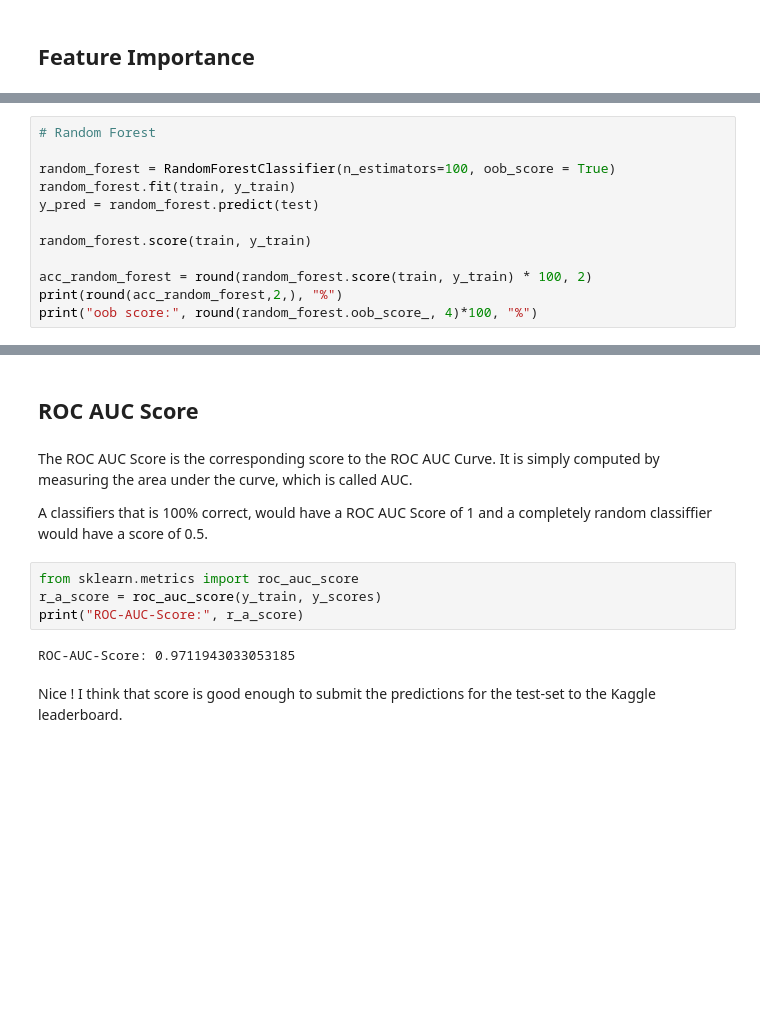
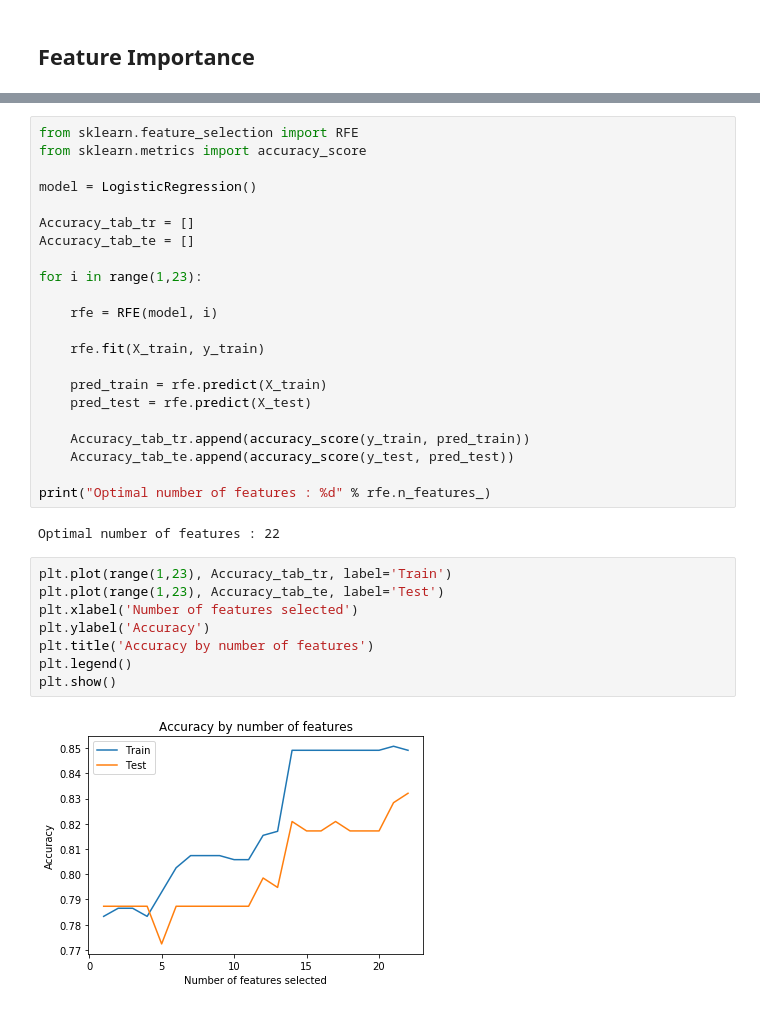
Before and after one commit to clementros/Titanic, a Jupyter notebook: Titanic_Github.ipynb, the cells around one changed output, grey strips where cells are left out. Cells and saved outputs as stored; diff of their text form; blank space fills up the shorter version.

```diff
--- a/Titanic_Github.ipynb
+++ b/Titanic_Github.ipynb
@@ -752,12 +668,0 @@ here is also another way to evaluate a random-forest classifier, which is probab
-# %%
-# Random Forest
-
-random_forest = RandomForestClassifier(n_estimators=100, oob_score = True)
-random_forest.fit(train, y_train)
-y_pred = random_forest.predict(test)
-
-random_forest.score(train, y_train)
-
-acc_random_forest = round(random_forest.score(train, y_train) * 100, 2)
-print(round(acc_random_forest,2,), "%")
-print("oob score:", round(random_forest.oob_score_, 4)*100, "%")
@@ -936,14 +669,34 @@ Of course we also have a tradeoff here, because the classifier produces more fal
-# %% [markdown]
-## ROC AUC Score
-# %% [markdown]
-The ROC AUC Score is the corresponding score to the ROC AUC Curve. It is simply computed by measuring the area under the curve, which is called AUC.
-
-A classifiers that is 100% correct, would have a ROC AUC Score of 1 and a completely random classiffier would have a score of 0.5.
-# %%
-from sklearn.metrics import roc_auc_score
-r_a_score = roc_auc_score(y_train, y_scores)
-print("ROC-AUC-Score:", r_a_score)
-# %% [output]
-ROC-AUC-Score: 0.9711943033053185
-# %% [markdown]
-Nice ! I think that score is good enough to submit the predictions for the test-set to the Kaggle leaderboard.
+# %%
+from sklearn.feature_selection import RFE
+from sklearn.metrics import accuracy_score
+
+model = LogisticRegression()
+
+Accuracy_tab_tr = []
+Accuracy_tab_te = []
+
+for i in range(1,23):
+
+    rfe = RFE(model, i)
+
+    rfe.fit(X_train, y_train)
+
+    pred_train = rfe.predict(X_train)
+    pred_test = rfe.predict(X_test)
+
+    Accuracy_tab_tr.append(accuracy_score(y_train, pred_train))
+    Accuracy_tab_te.append(accuracy_score(y_test, pred_test))
+
+print("Optimal number of features : %d" % rfe.n_features_)
+# %% [output]
+Optimal number of features : 22
+# %%
+plt.plot(range(1,23), Accuracy_tab_tr, label='Train')
+plt.plot(range(1,23), Accuracy_tab_te, label='Test')
+plt.xlabel('Number of features selected')
+plt.ylabel('Accuracy')
+plt.title('Accuracy by number of features')
+plt.legend()
+plt.show()
+# %% [output]
+[figure, added]
```
Also changed, not shown: parts of 56 cells of this notebook.
